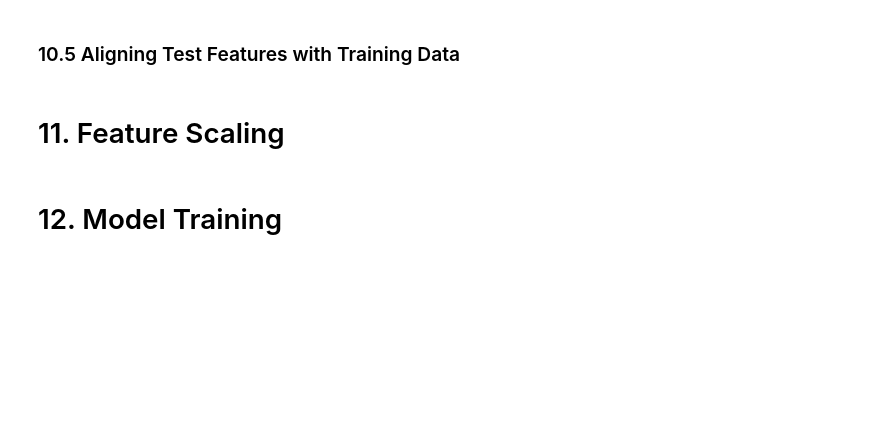
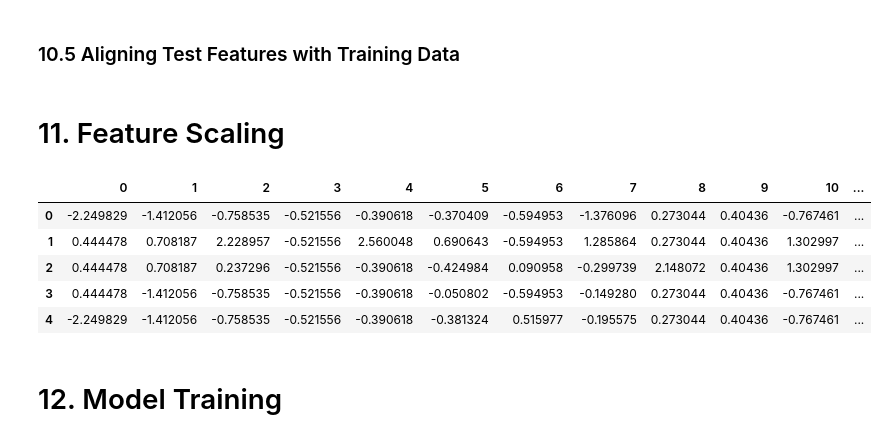
Before and after one commit to md-faiyazkhan/loan-default-prediction, a Jupyter notebook: notebooks/loan_prediction.ipynb, the cells around one changed output. Saved outputs shown, nothing was run; the diff lists cells and outputs as text; code cells hidden in the pictures; blank space fills up the shorter version.

```diff
--- a/notebooks/loan_prediction.ipynb
+++ b/notebooks/loan_prediction.ipynb
@@ -382,6 +382,15 @@ scaler = StandardScaler()
 
 X_train = scaler.fit_transform(X_train)
 X_test = scaler.transform(X_test)
+# %%
+pd.DataFrame(X_train).head()
+# %% [output]
+|  | 0 | 1 | 2 | 3 | 4 | 5 | 6 | 7 | 8 | 9 | 10 | ... |
+| 0 | -2.249829 | -1.412056 | -0.758535 | -0.521556 | -0.390618 | -0.370409 | -0.594953 | -1.376096 | 0.273044 | 0.40436 | -0.767461 | ... |
+| 1 | 0.444478 | 0.708187 | 2.228957 | -0.521556 | 2.560048 | 0.690643 | -0.594953 | 1.285864 | 0.273044 | 0.40436 | 1.302997 | ... |
+| 2 | 0.444478 | 0.708187 | 0.237296 | -0.521556 | -0.390618 | -0.424984 | 0.090958 | -0.299739 | 2.148072 | 0.40436 | 1.302997 | ... |
+| 3 | 0.444478 | -1.412056 | -0.758535 | -0.521556 | -0.390618 | -0.050802 | -0.594953 | -0.149280 | 0.273044 | 0.40436 | -0.767461 | ... |
+| 4 | -2.249829 | -1.412056 | -0.758535 | -0.521556 | -0.390618 | -0.381324 | 0.515977 | -0.195575 | 0.273044 | 0.40436 | -0.767461 | ... |
 # %% [markdown]
 # 12. Model Training
 # %% [markdown]
```
Also changed, not shown: parts of 1 cell of this notebook, 1 other file.
